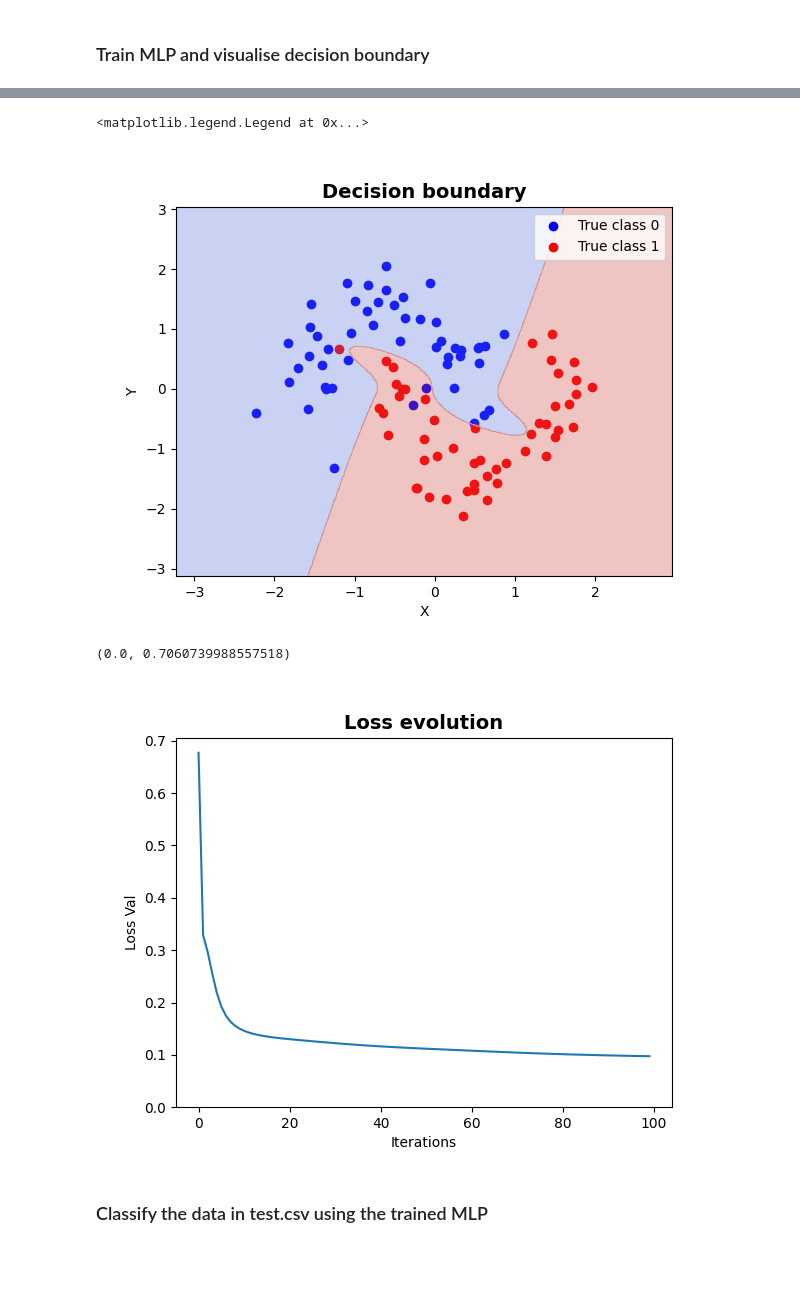
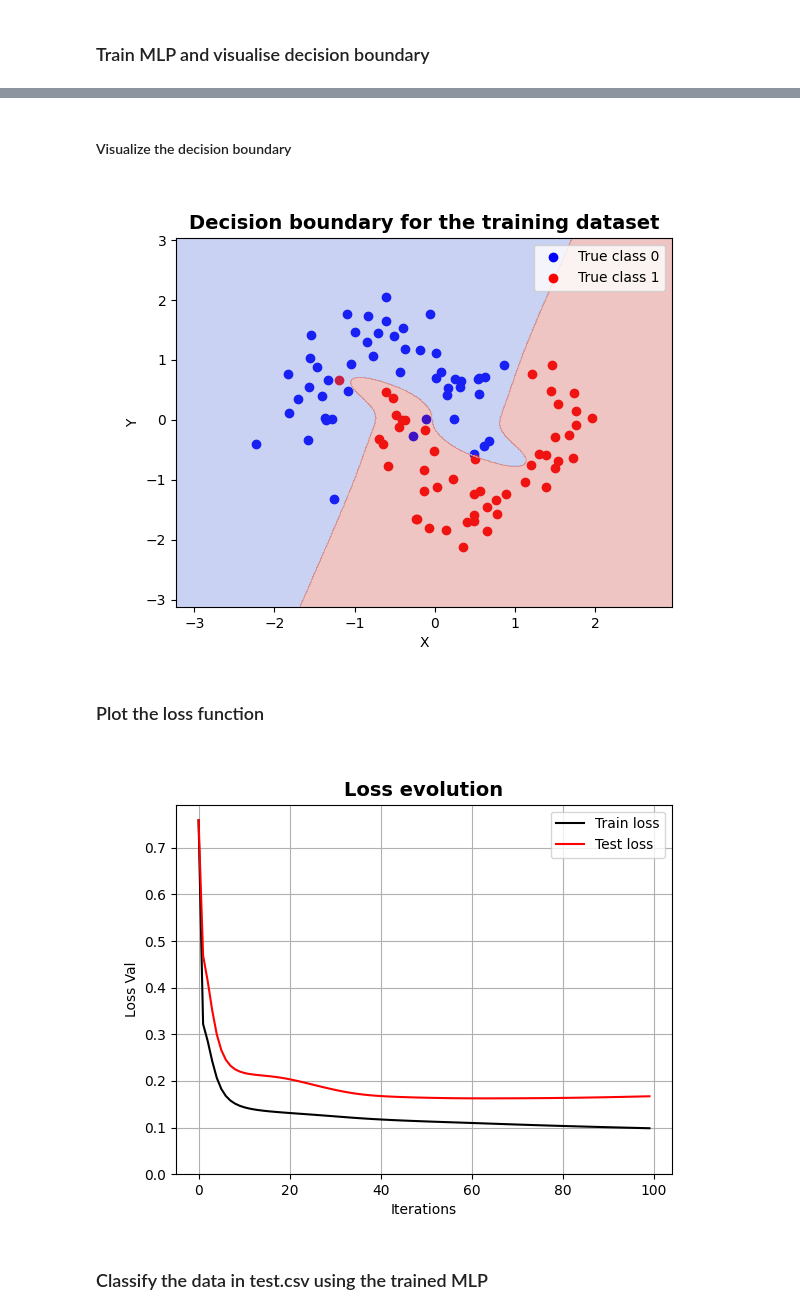
Before and after one commit to Alejandro-FA/UPF-Deep_Learning, a Jupyter notebook: P1/P1-Questions.ipynb, the cells around one changed output, grey strips where cells are left out. Cells and saved outputs as stored; diff of their text form; code cells hidden in the pictures; blank space fills up the shorter version.

Commit message:
Copied exercise 1 and 2 into the notebook.
There is a numerical imprecision in momentum with b=0.2

```diff
--- a/P1/P1-Questions.ipynb
+++ b/P1/P1-Questions.ipynb
@@ -37,6 +40,12 @@ C_test = test_data["C"].to_numpy(dtype=np.int32).reshape(-1, 1)
 # %%
 %matplotlib widget
 import matplotlib.pyplot as plt #  matplotlib for visualization
+
+def normalize(X):
+    mu = np.mean(X, axis=0)
+    sigma = np.std(X, axis=0)
+    return (X - mu) / sigma
+
 
 # Visualize original data
 fig1 = plt.figure()
@@ -46,9 +55,8 @@ plt.xlabel("x")
 plt.ylabel("y")
 
 # Normalize dataset
-mu = np.mean(X_train, axis=0)
-sigma = np.std(X_train, axis=0)
-X_train_norm = (X_train - mu) / sigma
+X_train_norm = normalize(X_train)
+X_test_norm = normalize(X_test)
 
 # Visualize normalized data
 fig2 = plt.figure()
@@ -119,24 +130,34 @@ class MLP(object):
 # %%
-def train(NN,X, y,epoch = 10000,lr = .1):
-    list_loss = []
+def train(NN,X_train, X_test, y_train, y_test, epoch = 10000, lr = .1, verbose=False):
+    train_list_loss = []
+    test_list_loss = []
 
     for i in range(epoch):
         #Compute derivative with respect to W and W2 for a given X and y:
-        yHat = NN.forward(X)
 
-        gradW1,gradW2 = NN.backward(X,yHat,y)
+        #TODO: ask the teacher how to do this properly
+        yHat_test = NN.forward(X_test, update=False)
+        yHat_train = NN.forward(X_train)
+
+
+        gradW1,gradW2 = NN.backward(X_train,yHat_train,y_train)
         #now update the weight using gradient descent
         NN.W1 -= gradW1 * lr
         NN.W2 -= gradW2 * lr
 
         if i%100 == 0 :
-            loss = NN.loss(yHat,y)
-            print('Loss {}={}'.format(i,loss))
-            list_loss.append(loss)
+            train_loss = NN.loss(yHat_train, y_train)
+            test_loss = NN.loss(yHat_test, y_test)
+            if verbose:
+                print('Train Loss {}={}'.format(i,train_loss))
+                print('Test Loss {}={}'.format(i,test_loss))
 
-    return list_loss
+            train_list_loss.append(train_loss)
+            test_list_loss.append(test_loss)
+
+    return train_list_loss, test_list_loss
 
 
 NN = MLP(hiddenNode=20)
 #Train network with the data:
-list_loss = train(NN, X_train_norm, C_train, epoch=10000, lr=0.01)
+train_list_loss, test_list_loss = train(NN, X_train_norm, X_test_norm, C_train, C_test, epoch=10000, lr=0.01)
@@ -161,3 +164,5 @@ Loss 9900=0.09737460535094412
+# %% [markdown]
+#### Visualize the decision boundary
 # %%
 def classify(NN, X):
     yHat = NN.forward(X)
@@ -170,35 +175,43 @@ class_1_points = X_train_norm[C_train[:,0] == 1]
 plt.scatter(class_0_points[:, 0], class_0_points[:, 1], color='blue', label='True class 0')
 plt.scatter(class_1_points[:, 0], class_1_points[:, 1], color='red', label='True class 1')
 
-# Plot the decision boundary # FIXME: Is there a cleaner way of doing this?
-x_min, x_max = X_train_norm[:, 0].min() - 1, X_train_norm[:, 0].max() + 1
-y_min, y_max = X_train_norm[:, 1].min() - 1, X_train_norm[:, 1].max() + 1
-xx, yy = np.meshgrid(np.arange(x_min, x_max, 0.01), np.arange(y_min, y_max, 0.01))
-grid_points = np.c_[xx.ravel(), yy.ravel()]
-Z = classify(NN, grid_points)
-Z = Z.reshape(xx.shape)
-plt.contourf(xx, yy, Z, alpha=0.3, cmap='coolwarm')
+def boundary_points(X, NN):
+    # Plot the decision boundary
+    x_min, x_max = X[:, 0].min() - 1, X[:, 0].max() + 1
+    y_min, y_max = X[:, 1].min() - 1, X[:, 1].max() + 1
+    xx, yy = np.meshgrid(np.arange(x_min, x_max, 0.01), np.arange(y_min, y_max, 0.01))
+    grid_points = np.c_[xx.ravel(), yy.ravel()]
+    Z = classify(NN, grid_points)
+    Z = Z.reshape(xx.shape)
+    return xx, yy, Z
 
-# Add labels and legend
+xx_train, yy_train, Z = boundary_points(X_train_norm, NN)
+plt.contourf(xx_train, yy_train, Z, alpha=0.3, cmap='coolwarm')
 plt.xlabel('X')
 plt.ylabel('Y')
-plt.title('Decision boundary', fontsize=14, fontweight="bold")
+plt.title('Decision boundary for the training dataset', fontsize=14, fontweight="bold")
 plt.legend()
+
+plt.show()
 # %% [output]
-<matplotlib.legend.Legend at 0x...>
-[figure, old version]
+[figure, new version]
+# %% [markdown]
+### Plot the loss function
 # %%
 %matplotlib widget
 
 # Visualize loss function iterations
 fig4 = plt.figure()
 plt.title('Loss evolution', fontsize=14, fontweight="bold")
-plt.plot(list_loss)
+plt.plot(train_list_loss, color="black", label="Train loss")
+plt.plot(test_list_loss, color="red", label="Test loss")
 plt.xlabel('Iterations')
 plt.ylabel('Loss Val')
+plt.legend()
 plt.ylim(0, None)
+plt.grid()
+plt.show()
 # %% [output]
-(0.0, 0.7060739988557518)
-[figure, old version]
+[figure, new version]
 # %% [markdown]
 ### Classify the data in test.csv using the trained MLP
```
Also changed, not shown: parts of 14 cells of this notebook.
